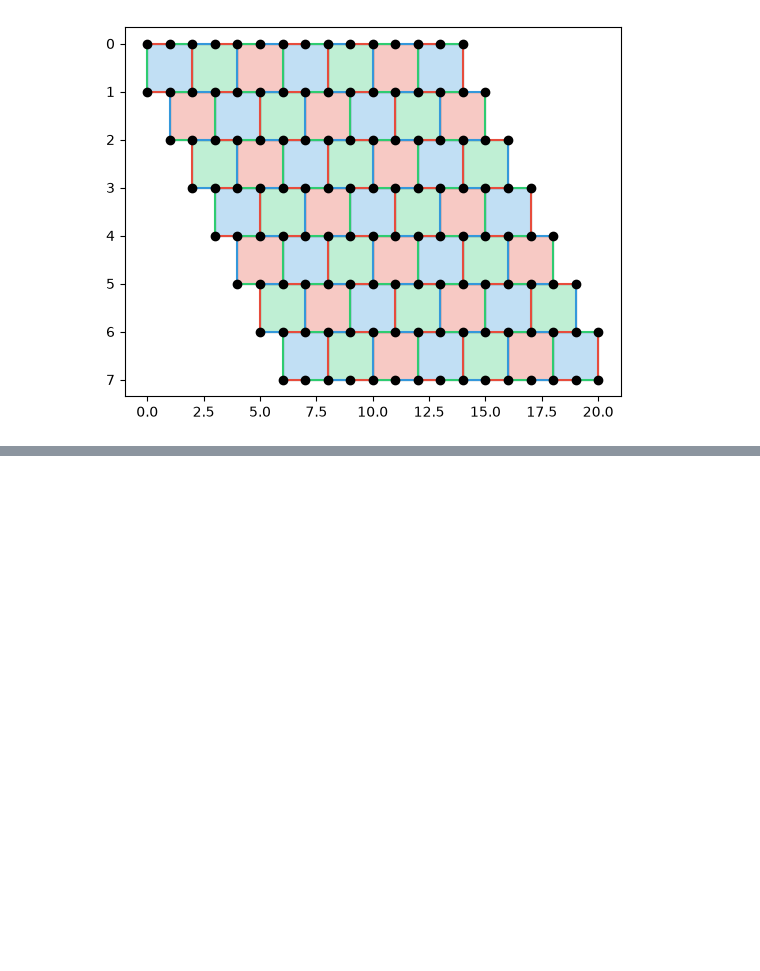
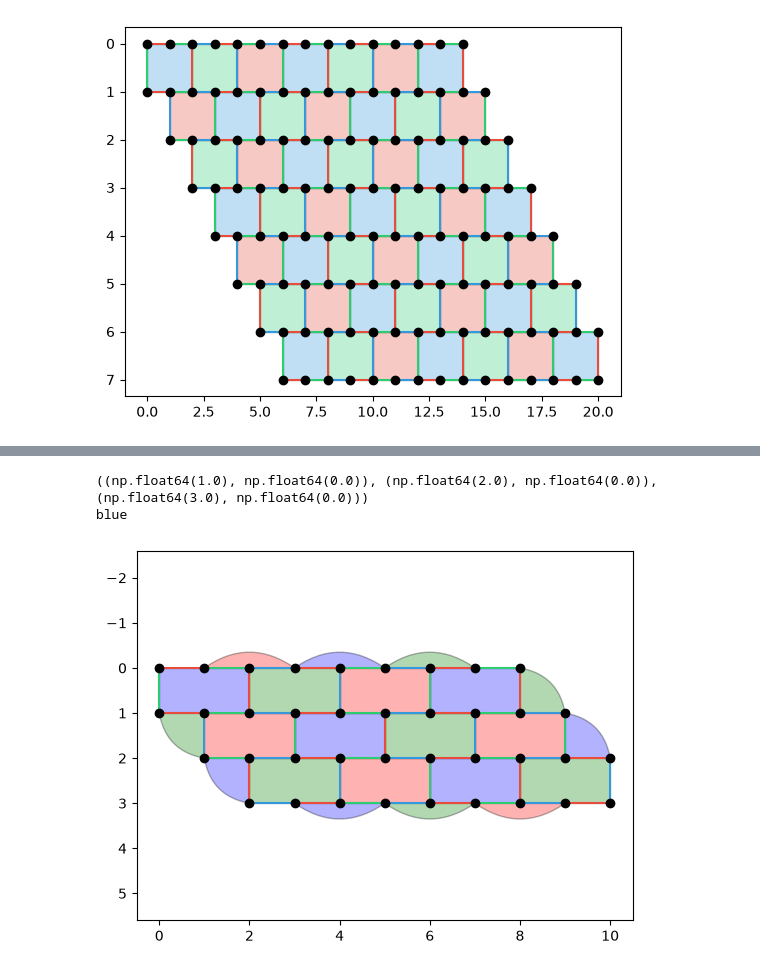
Before and after one commit to OliverRedhead/Floquet-Codes-Preparing-Magic-States, a Jupyter notebook: CSS_honeycomb/testing/diag_surface_testing.ipynb, the cells around one changed output, grey strips where cells are left out. Saved outputs shown, nothing was run; the diff lists cells and outputs as text; code cells hidden in the pictures; blank space fills up the shorter version.

```diff
--- a/CSS_honeycomb/testing/diag_surface_testing.ipynb
+++ b/CSS_honeycomb/testing/diag_surface_testing.ipynb
@@ -236,0 +294,11 @@ plt.show()
+# %%
+print(b[0].get_coordinates())
+print(b[1].colour)
+# %% [output]
+((np.float64(1.0), np.float64(0.0)), (np.float64(2.0), np.float64(0.0)), (np.float64(3.0), np.float64(0.0)))
+blue
+# %%
+s = CSSHoneycomb(ncols=9)
+s.plot_surface()
+# %% [output]
+[figure, added]
```
Also changed, not shown: parts of 8 cells of this notebook, 4 other files.
